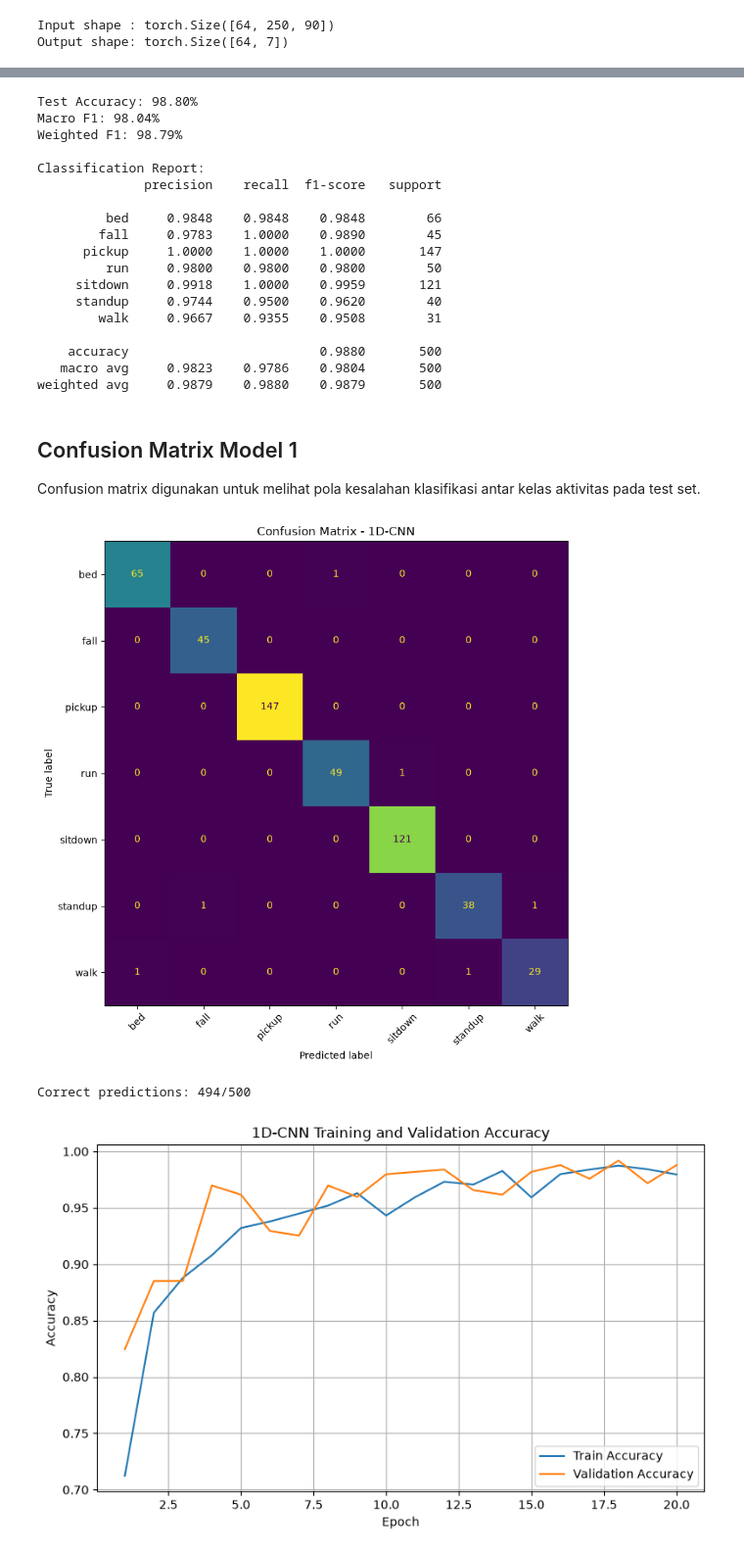
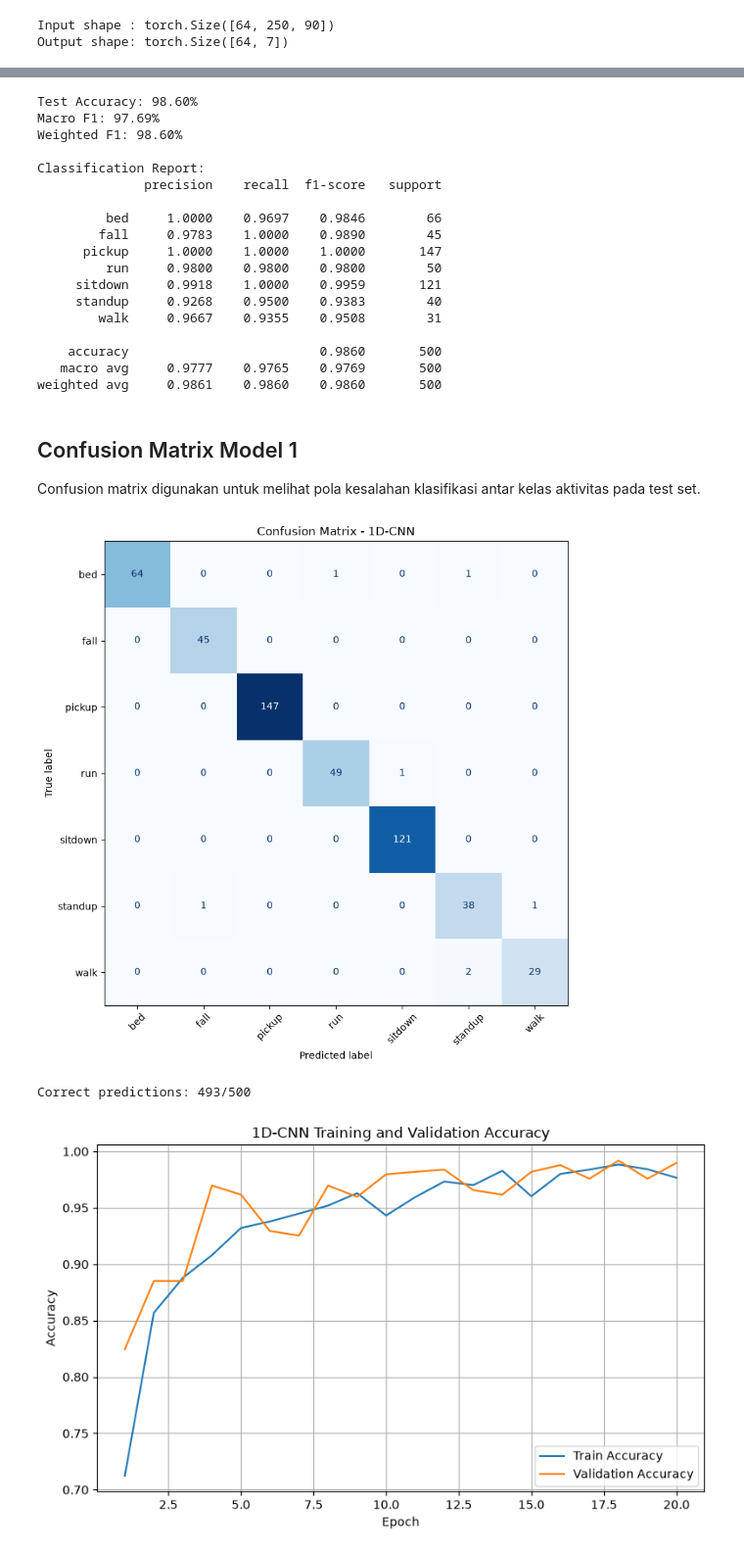
Before and after one commit to Digyana/UTS-PML, a Jupyter notebook: notebooks/UTS_UT_HAR.ipynb, the cells around one changed output, grey strips where cells are left out. Shown at 98% size. Saved outputs shown, nothing was run; the diff lists cells and outputs as text; code cells hidden in the pictures.

Commit message:
Sinkronisasi hasil final eksperimen dan evaluasi

```diff
--- a/notebooks/UTS_UT_HAR.ipynb
+++ b/notebooks/UTS_UT_HAR.ipynb
@@ -17,38 +17,37 @@ def set_seed(seed=SEED):
 
 set_seed(SEED)
 
-# Membuat rerun GPU lebih stabil. Hasil resmi tetap dikunci di bawah.
+# Membuat rerun GPU lebih stabil. Hasil final tetap dikunci di bawah.
 if torch.cuda.is_available():
     torch.backends.cudnn.benchmark = False
     torch.backends.cudnn.deterministic = True
     torch.backends.cuda.matmul.allow_tf32 = False
 
-# Penting:
-# False = Run All menampilkan OFFICIAL FINAL RUN yang sama dengan paper/README/video.
-# Training aktual tetap tersedia melalui src/train.py.
+# False = Run All menampilkan hasil final yang sama dengan paper dan evaluasi terbaru.
+# Training aktual tetap dilakukan melalui src/train.py.
 RUN_TRAINING_IN_NOTEBOOK = False
 
 OFFICIAL_RESULTS = {
     "cnn1d": {
         "best_val_acc": 0.9919,
         "best_epoch": 18,
-        "test_acc": 0.9880,
-        "macro_f1": 0.9803698908726954,
-        "weighted_f1": 0.9879279492259134,
+        "test_acc": 0.9860,
+        "macro_f1": 0.9769432034797634,
+        "weighted_f1": 0.9859968830737501,
         "history": {
-            "train_loss": [0.8676,0.4476,0.3399,0.2793,0.2193,0.1986,0.1791,0.1588,0.1215,0.1899,0.1166,0.0878,0.0991,0.0641,0.1214,0.0716,0.0524,0.0420,0.0532,0.0585],
-            "train_acc":  [0.7123,0.8569,0.8879,0.9080,0.9321,0.9379,0.9449,0.9520,0.9630,0.9432,0.9595,0.9731,0.9706,0.9827,0.9593,0.9799,0.9839,0.9874,0.9842,0.9796],
-            "val_loss":   [0.4793,0.3537,0.2977,0.1323,0.1199,0.1804,0.2038,0.0961,0.1170,0.0793,0.0603,0.0562,0.0964,0.0909,0.0657,0.0341,0.0713,0.0266,0.0618,0.0312],
-            "val_acc":    [0.8246,0.8851,0.8851,0.9698,0.9617,0.9294,0.9254,0.9698,0.9597,0.9798,0.9819,0.9839,0.9657,0.9617,0.9819,0.9879,0.9758,0.9919,0.9718,0.9879],
+            "train_loss": [0.8676,0.4476,0.3399,0.2793,0.2193,0.1986,0.1791,0.1588,0.1215,0.1899,0.1167,0.0880,0.0990,0.0642,0.1216,0.0695,0.0525,0.0403,0.0538,0.0647],
+            "train_acc":  [0.7123,0.8569,0.8879,0.9080,0.9321,0.9379,0.9449,0.9520,0.9630,0.9432,0.9595,0.9733,0.9701,0.9829,0.9603,0.9801,0.9839,0.9884,0.9842,0.9766],
+            "val_loss":   [0.4793,0.3537,0.2977,0.1323,0.1199,0.1804,0.2038,0.0961,0.1171,0.0792,0.0603,0.0560,0.0959,0.0933,0.0603,0.0358,0.0698,0.0261,0.0469,0.0275],
+            "val_acc":    [0.8246,0.8851,0.8851,0.9698,0.9617,0.9294,0.9254,0.9698,0.9597,0.9798,0.9819,0.9839,0.9657,0.9617,0.9819,0.9879,0.9758,0.9919,0.9758,0.9899],
         },
         "cm": np.array([
-            [65,0,0,1,0,0,0],
+            [64,0,0,1,0,1,0],
             [0,45,0,0,0,0,0],
             [0,0,147,0,0,0,0],
             [0,0,0,49,1,0,0],
             [0,0,0,0,121,0,0],
             [0,1,0,0,0,38,1],
-            [1,0,0,0,0,1,29],
+            [0,0,0,0,0,2,29],
         ], dtype=int),
     },
     "cnnlstm": {
@@ -82,7 +81,7 @@ if torch.cuda.is_available():
     print("GPU:", torch.cuda.get_device_name(0))
 
 print("Random seed:", SEED)
-print("Notebook mode: OFFICIAL FINAL RESULTS (locked)")
+print("Notebook mode: FINAL RESULTS (locked)")
 # %% [output]
 PyTorch: 2.13.0+cu132
 CUDA available: True
@@ -549,24 +548,24 @@ print(
     )
 )
 # %% [output]
-Test Accuracy: 98.80%
-Macro F1: 98.04%
-Weighted F1: 98.79%
+Test Accuracy: 98.60%
+Macro F1: 97.69%
+Weighted F1: 98.60%
 
 Classification Report:
               precision    recall  f1-score   support
 
-         bed     0.9848    0.9848    0.9848        66
+         bed     1.0000    0.9697    0.9846        66
         fall     0.9783    1.0000    0.9890        45
       pickup     1.0000    1.0000    1.0000       147
          run     0.9800    0.9800    0.9800        50
      sitdown     0.9918    1.0000    0.9959       121
-     standup     0.9744    0.9500    0.9620        40
+     standup     0.9268    0.9500    0.9383        40
         walk     0.9667    0.9355    0.9508        31
 
-    accuracy                         0.9880       500
-   macro avg     0.9823    0.9786    0.9804       500
-weighted avg     0.9879    0.9880    0.9879       500
+    accuracy                         0.9860       500
+   macro avg     0.9777    0.9765    0.9769       500
+weighted avg     0.9861    0.9860    0.9860       500
 # %% [markdown]
 ## Confusion Matrix Model 1
 
@@ -574,26 +573,32 @@ Confusion matrix digunakan untuk melihat pola kesalahan klasifikasi antar kelas
 # %%
 import matplotlib.pyplot as plt
 from sklearn.metrics import ConfusionMatrixDisplay
 
 cm = OFFICIAL_RESULTS["cnn1d"]["cm"].copy()
 
 disp = ConfusionMatrixDisplay(
     confusion_matrix=cm,
     display_labels=list(class_names.values())
 )
 
 fig, ax = plt.subplots(figsize=(9, 8))
-disp.plot(ax=ax, xticks_rotation=45, colorbar=False)
+disp.plot(
+    ax=ax,
+    cmap="Blues",
+    xticks_rotation=45,
+    colorbar=False,
+    values_format="d"
+)
 
 plt.title("Confusion Matrix - 1D-CNN")
 plt.tight_layout()
 plt.savefig("../results/cnn1d_confusion_matrix.png", dpi=300, bbox_inches="tight")
 plt.show()
 
 print(f"Correct predictions: {np.trace(cm)}/{cm.sum()}")
 # %% [output]
-[figure, old version]
+[figure, new version]
-Correct predictions: 494/500
+Correct predictions: 493/500
 # %%
 epochs = range(1, 21)
 
```
Also changed, not shown: parts of 12 cells of this notebook, 4 other files.
